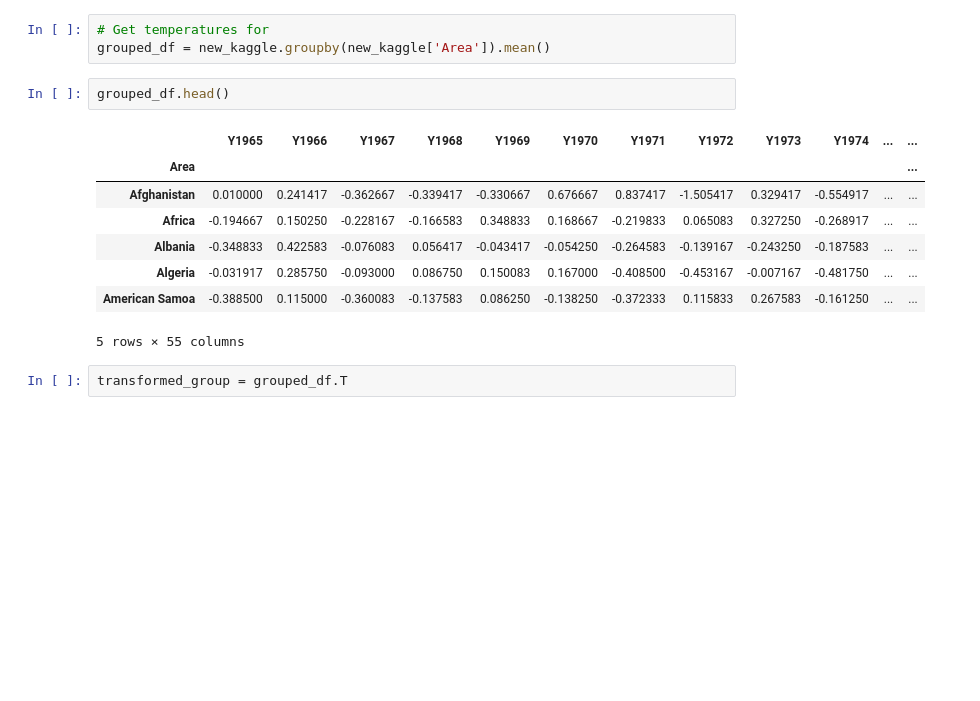
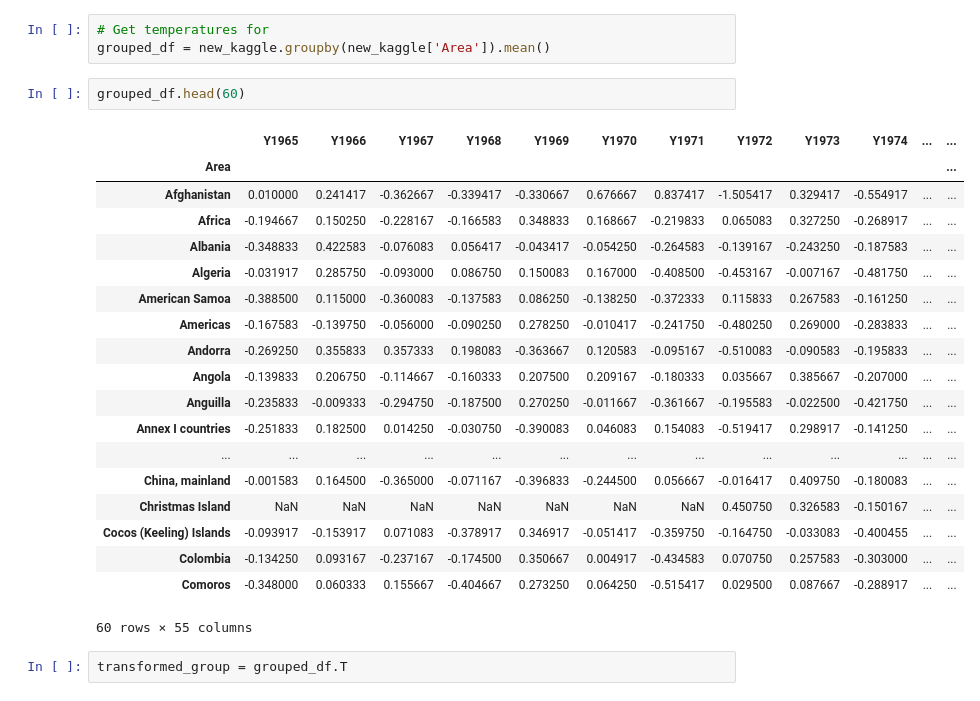
Before and after one commit to yuyhong23/One-Hot_Future, a Jupyter notebook: data_cleaning_temperature.ipynb, the cells around one changed output. Saved outputs shown, nothing was run; the diff lists cells and outputs as text; blank space fills up the shorter version.

```diff
--- a/data_cleaning_temperature.ipynb
+++ b/data_cleaning_temperature.ipynb
@@ -348,16 +348,27 @@ len(afg)
 # Get temperatures for
 grouped_df = new_kaggle.groupby(new_kaggle['Area']).mean()
 # %%
-grouped_df.head()
+grouped_df.head(60)
 # %% [output]
 |  | Y1965 | Y1966 | Y1967 | Y1968 | Y1969 | Y1970 | Y1971 | Y1972 | Y1973 | Y1974 | ... | ... |
 | Area |  |  |  |  |  |  |  |  |  |  |  | ... |
 | Afghanistan | 0.010000 | 0.241417 | -0.362667 | -0.339417 | -0.330667 | 0.676667 | 0.837417 | -1.505417 | 0.329417 | -0.554917 | ... | ... |
 | Africa | -0.194667 | 0.150250 | -0.228167 | -0.166583 | 0.348833 | 0.168667 | -0.219833 | 0.065083 | 0.327250 | -0.268917 | ... | ... |
 | Albania | -0.348833 | 0.422583 | -0.076083 | 0.056417 | -0.043417 | -0.054250 | -0.264583 | -0.139167 | -0.243250 | -0.187583 | ... | ... |
 | Algeria | -0.031917 | 0.285750 | -0.093000 | 0.086750 | 0.150083 | 0.167000 | -0.408500 | -0.453167 | -0.007167 | -0.481750 | ... | ... |
 | American Samoa | -0.388500 | 0.115000 | -0.360083 | -0.137583 | 0.086250 | -0.138250 | -0.372333 | 0.115833 | 0.267583 | -0.161250 | ... | ... |
+| Americas | -0.167583 | -0.139750 | -0.056000 | -0.090250 | 0.278250 | -0.010417 | -0.241750 | -0.480250 | 0.269000 | -0.283833 | ... | ... |
+| Andorra | -0.269250 | 0.355833 | 0.357333 | 0.198083 | -0.363667 | 0.120583 | -0.095167 | -0.510083 | -0.090583 | -0.195833 | ... | ... |
+| Angola | -0.139833 | 0.206750 | -0.114667 | -0.160333 | 0.207500 | 0.209167 | -0.180333 | 0.035667 | 0.385667 | -0.207000 | ... | ... |
+| Anguilla | -0.235833 | -0.009333 | -0.294750 | -0.187500 | 0.270250 | -0.011667 | -0.361667 | -0.195583 | -0.022500 | -0.421750 | ... | ... |
+| Annex I countries | -0.251833 | 0.182500 | 0.014250 | -0.030750 | -0.390083 | 0.046083 | 0.154083 | -0.519417 | 0.298917 | -0.141250 | ... | ... |
+| ... | ... | ... | ... | ... | ... | ... | ... | ... | ... | ... | ... | ... |
+| China, mainland | -0.001583 | 0.164500 | -0.365000 | -0.071167 | -0.396833 | -0.244500 | 0.056667 | -0.016417 | 0.409750 | -0.180083 | ... | ... |
+| Christmas Island | NaN | NaN | NaN | NaN | NaN | NaN | NaN | 0.450750 | 0.326583 | -0.150167 | ... | ... |
+| Cocos (Keeling) Islands | -0.093917 | -0.153917 | 0.071083 | -0.378917 | 0.346917 | -0.051417 | -0.359750 | -0.164750 | -0.033083 | -0.400455 | ... | ... |
+| Colombia | -0.134250 | 0.093167 | -0.237167 | -0.174500 | 0.350667 | 0.004917 | -0.434583 | 0.070750 | 0.257583 | -0.303000 | ... | ... |
+| Comoros | -0.348000 | 0.060333 | 0.155667 | -0.404667 | 0.273250 | 0.064250 | -0.515417 | 0.029500 | 0.087667 | -0.288917 | ... | ... |
-5 rows × 55 columns
+60 rows × 55 columns
 # %%
 transformed_group = grouped_df.T
 # %%
```
Also changed, not shown: parts of 2 cells of this notebook.
